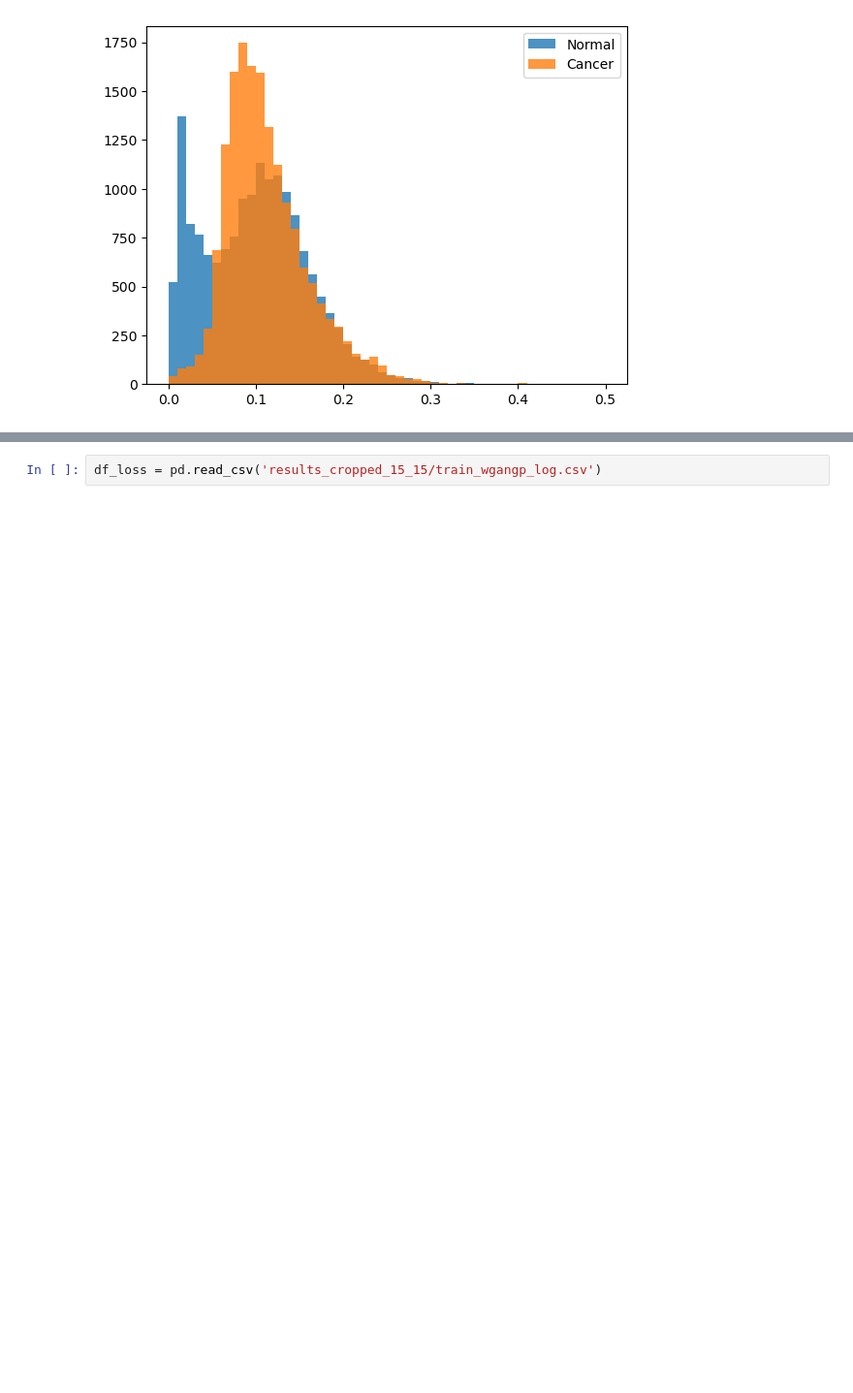
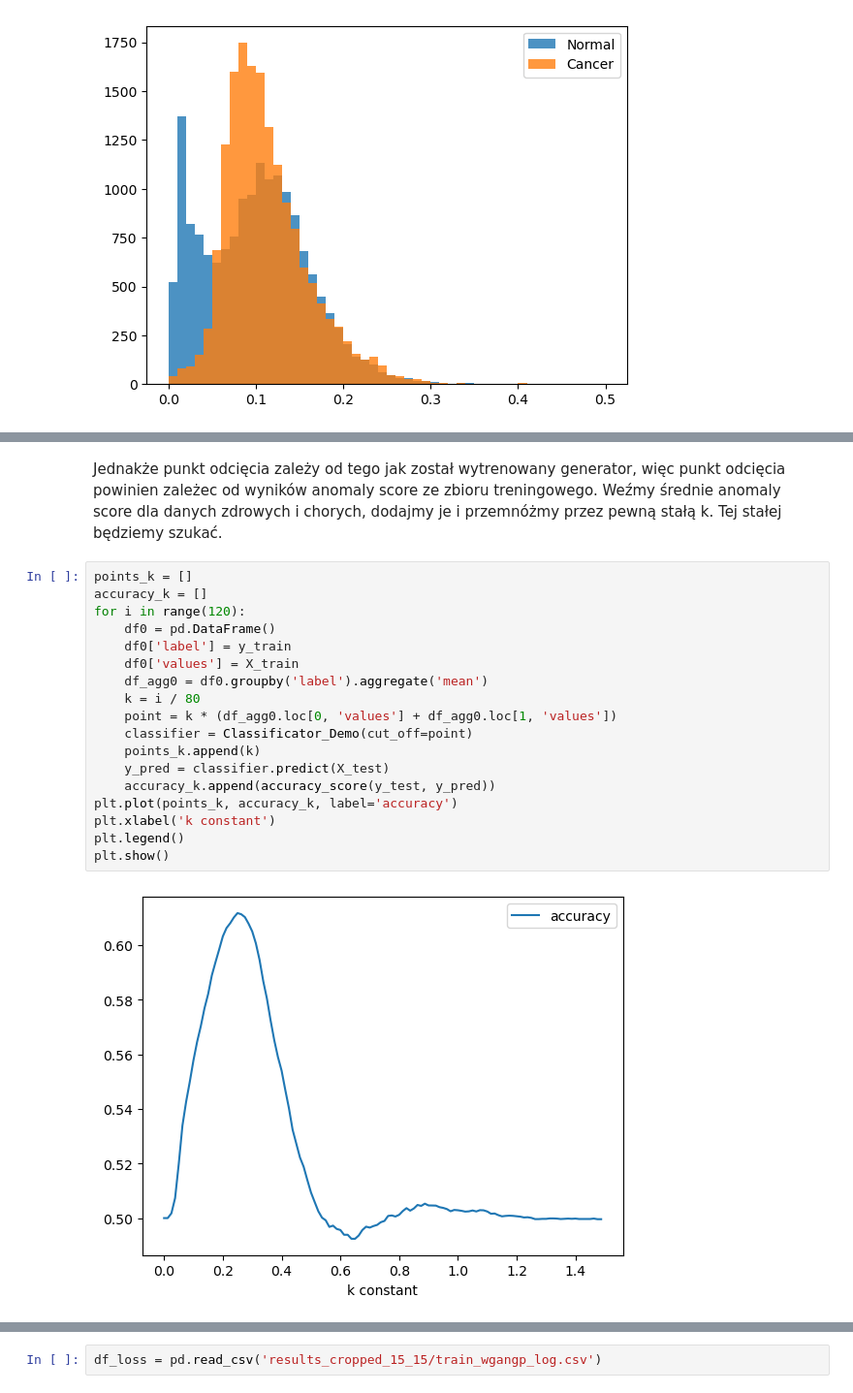
Before and after one commit to tymsoncyferki/Anomaly-Detection, a Jupyter notebook: AnoGAN/your_own_dataset/check_results.ipynb, the cells around one changed output, grey strips where cells are left out. Shown at 97% size. Cells and saved outputs as stored; diff of their text form; blank space fills up the shorter version.

```diff
--- a/AnoGAN/your_own_dataset/check_results.ipynb
+++ b/AnoGAN/your_own_dataset/check_results.ipynb
@@ -87,0 +93,22 @@ y_pred = df_pred['prediction']
+# %% [markdown]
+Jednakże punkt odcięcia zależy od tego jak został wytrenowany generator, więc punkt odcięcia powinien zależec od wyników anomaly score ze zbioru treningowego. Weźmy średnie anomaly score dla danych zdrowych i chorych, dodajmy je i przemnóżmy przez pewną stałą k. Tej stałej będziemy szukać.
+# %%
+points_k = []
+accuracy_k = []
+for i in range(120):
+    df0 = pd.DataFrame()
+    df0['label'] = y_train
+    df0['values'] = X_train
+    df_agg0 = df0.groupby('label').aggregate('mean')
+    k = i / 80
+    point = k * (df_agg0.loc[0, 'values'] + df_agg0.loc[1, 'values'])
+    classifier = Classificator_Demo(cut_off=point)
+    points_k.append(k)
+    y_pred = classifier.predict(X_test)
+    accuracy_k.append(accuracy_score(y_test, y_pred))
+plt.plot(points_k, accuracy_k, label='accuracy')
+plt.xlabel('k constant')
+plt.legend()
+plt.show()
+# %% [output]
+[figure, added]
```
Also changed, not shown: parts of 37 cells of this notebook.
